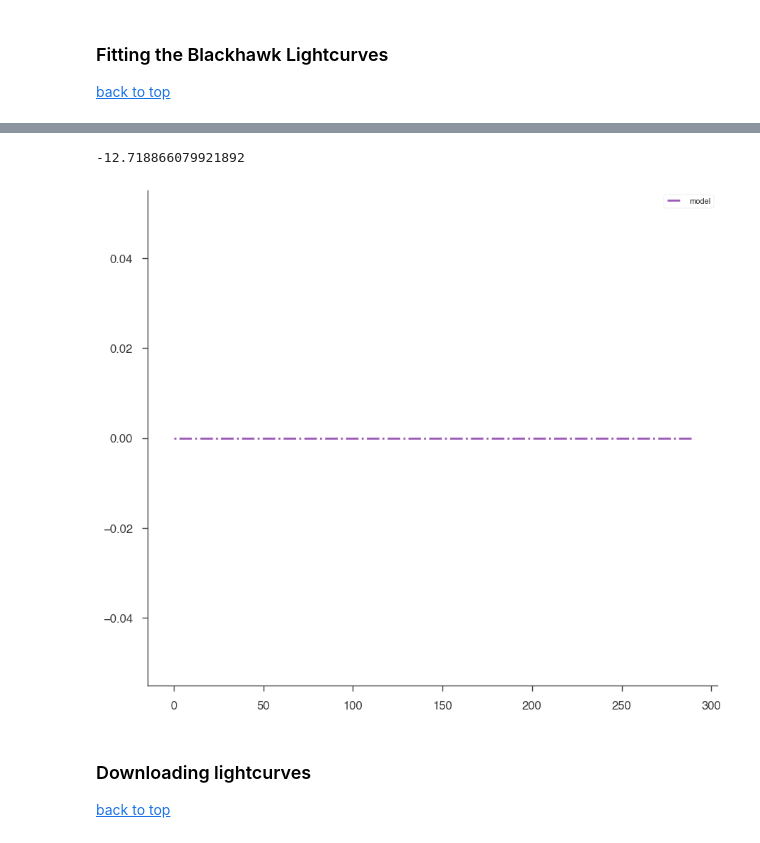
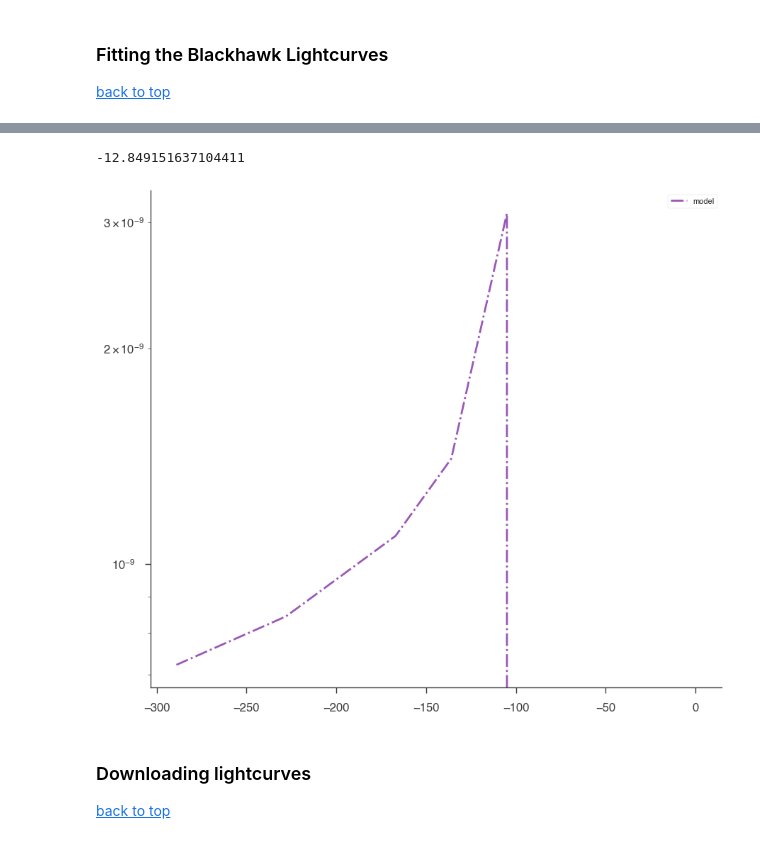
Before and after one commit to xboluna/Research, a Jupyter notebook: BHRad/Lightcurve_Fitting/Fitting.ipynb, the cells around one changed output, grey strips where cells are left out. Saved outputs shown, nothing was run; the diff lists cells and outputs as text; code cells hidden in the pictures.

```diff
--- a/BHRad/Lightcurve_Fitting/Fitting.ipynb
+++ b/BHRad/Lightcurve_Fitting/Fitting.ipynb
@@ -141,7 +141,7 @@ data = theory['EdndE-200keV']
 # Reset to x-axis
 data -= data.min()
 
-#time = np.flip(time)
+time = time*-1
 # %%
 # Let's fit data just for the 200keV and 200GeV lines.
 
@@ -178,21 +195,22 @@ AssertionError: Error in loglikelihood function: returned non-finite number: [-i
 # %%
 fig, ax = plt.subplots()
 
 #ax.scatter(time, data, marker='x', label='data', color='black')
 
 params = (
-    1, -0.6, 0
+    0.00000000588, 0.4, -100
 )
 
 model = simplified_model(params)
 
 ax.plot(time, model, '-.', label='model')
 ax.legend()
+ax.set_yscale('log')
 
 print(r2_score(data, model))
 # %% [output]
--12.718866079921892
+-12.849151637104411
-[figure, old version]
+[figure, new version]
 # %% [markdown]
 ### <a id="dl_lc" style="color:black;">Downloading lightcurves</a>
 [back to top](#Top)
```
Also changed, not shown: parts of 18 cells of this notebook, 4 other files.
